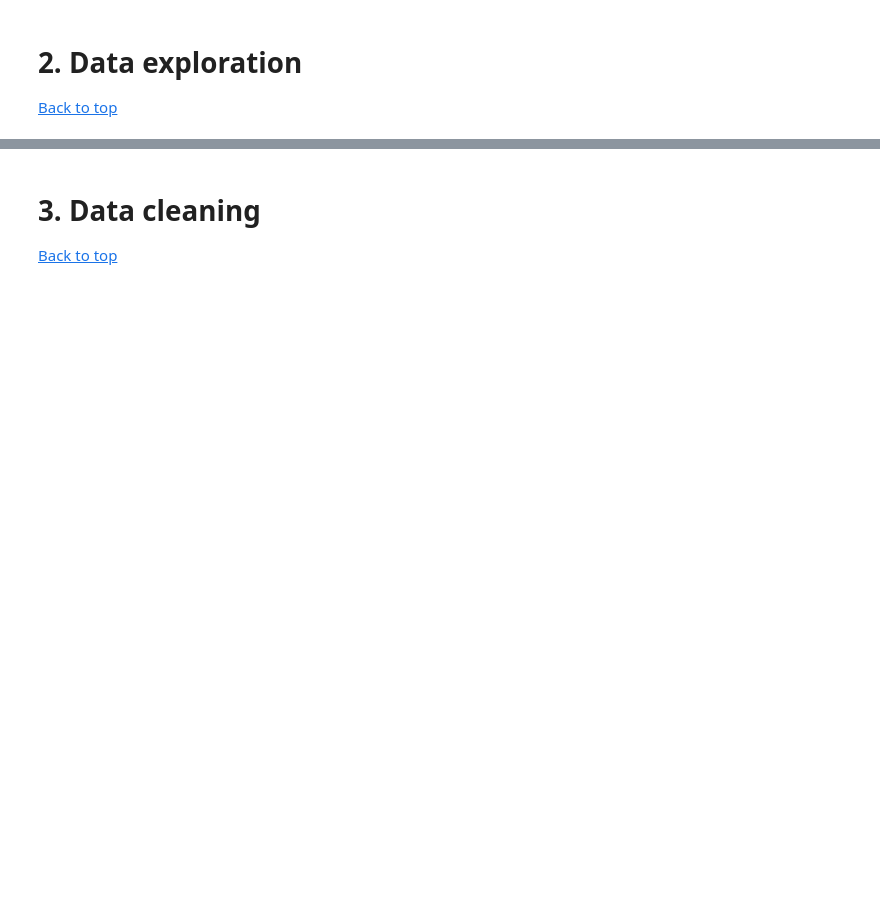
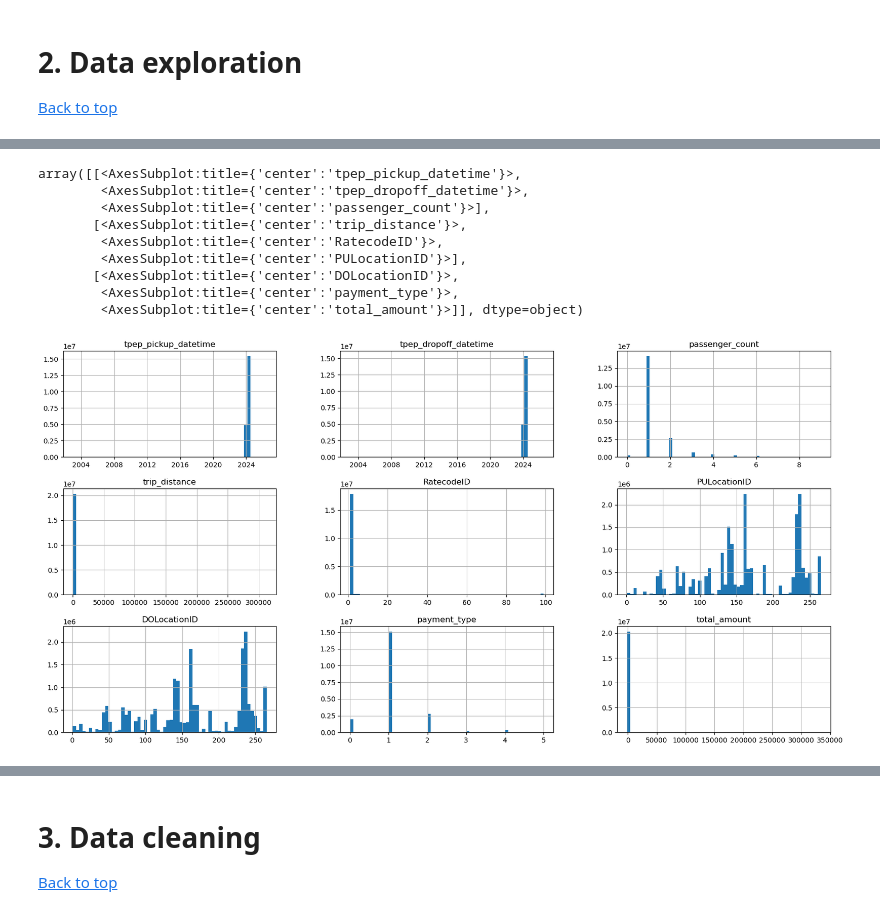
Before and after one commit to kermityan/NYC_taxi_price_predict, a Jupyter notebook: taxi_price_prediction.ipynb, the cells around one changed output, grey strips where cells are left out. Drawn from its saved outputs; the diff is of its cells as text; code cells hidden in the pictures; blank space fills up the shorter version.

```diff
--- a/taxi_price_prediction.ipynb
+++ b/taxi_price_prediction.ipynb
@@ -71,0 +76,5 @@ df_taxi.describe()
+# %%
+df_taxi = df_taxi[['tpep_pickup_datetime', 'tpep_dropoff_datetime',
+       'passenger_count', 'trip_distance', 'RatecodeID',
+       'PULocationID', 'DOLocationID', 'payment_type',
+       'total_amount']]
@@ -71,0 +100,13 @@ df_taxi.describe()
+# %%
+df_taxi.hist(figsize=(20,10), bins=60)
+# %% [output]
+array([[<AxesSubplot:title={'center':'tpep_pickup_datetime'}>,
+        <AxesSubplot:title={'center':'tpep_dropoff_datetime'}>,
+        <AxesSubplot:title={'center':'passenger_count'}>],
+       [<AxesSubplot:title={'center':'trip_distance'}>,
+        <AxesSubplot:title={'center':'RatecodeID'}>,
+        <AxesSubplot:title={'center':'PULocationID'}>],
+       [<AxesSubplot:title={'center':'DOLocationID'}>,
+        <AxesSubplot:title={'center':'payment_type'}>,
+        <AxesSubplot:title={'center':'total_amount'}>]], dtype=object)
+[figure, added]
```
Also changed, not shown: parts of 61 cells of this notebook.
